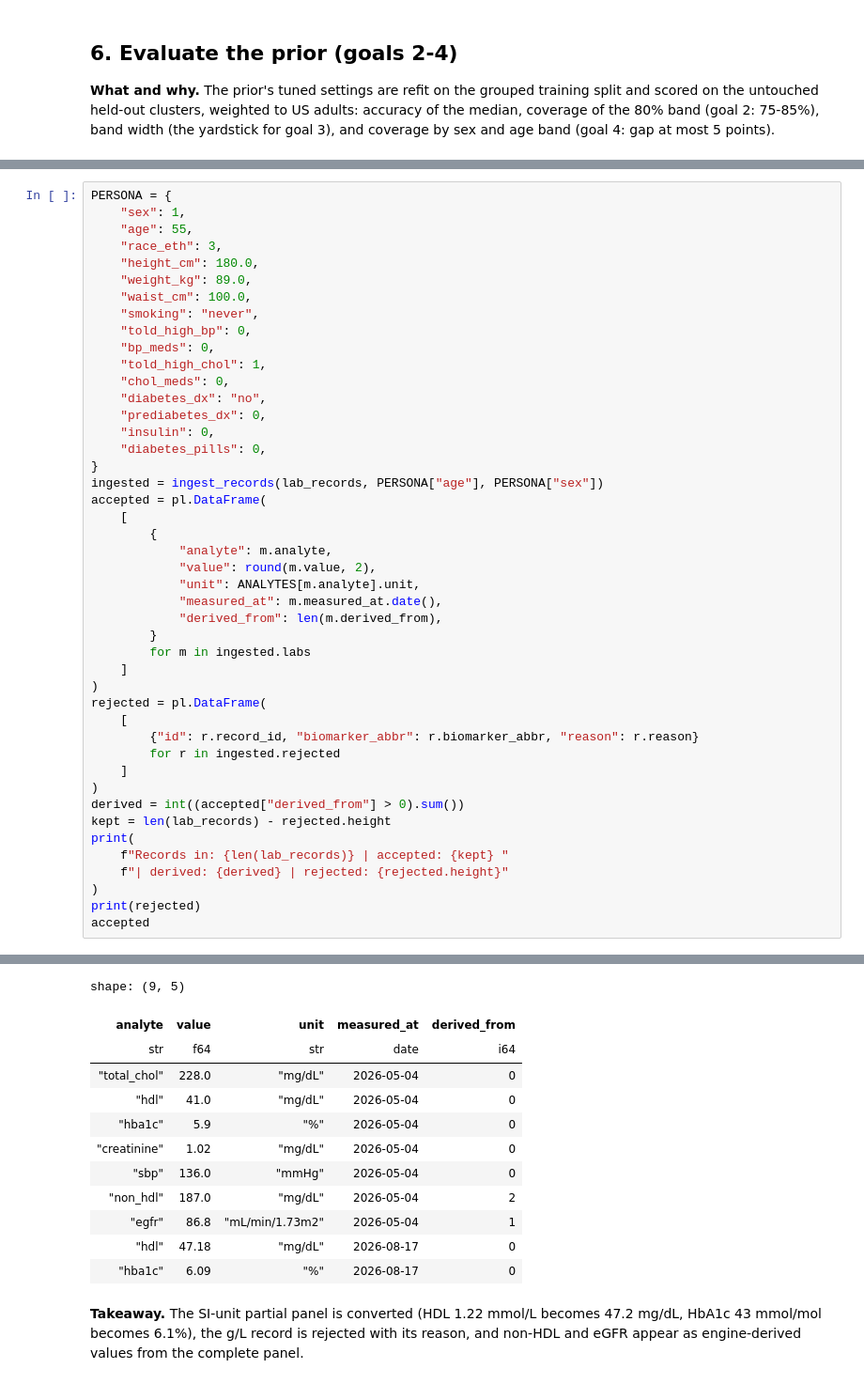
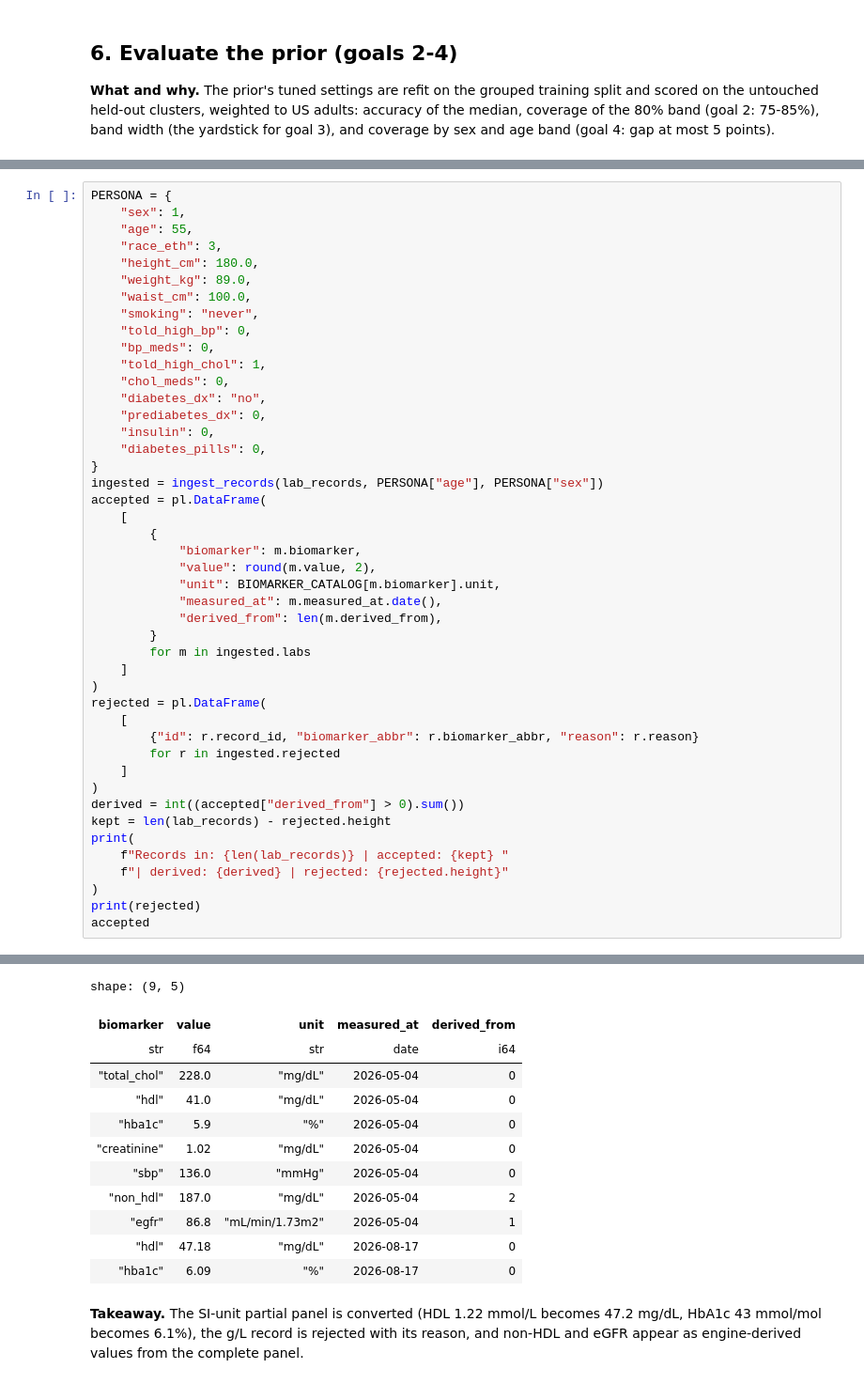
Before and after one commit to MeSquareApp/MeSquareMLEngine, a Jupyter notebook: notebooks/personalization_twin.ipynb, the cells around one changed output, grey strips where cells are left out. Shown at 94% size. Cells and saved outputs as stored; diff of their text form.

```diff
--- a/notebooks/personalization_twin.ipynb
+++ b/notebooks/personalization_twin.ipynb
@@ -717,9 +717,9 @@ ingested = ingest_records(lab_records, PERSONA["age"], PERSONA["sex"])
 accepted = pl.DataFrame(
     [
         {
-            "analyte": m.analyte,
+            "biomarker": m.biomarker,
             "value": round(m.value, 2),
-            "unit": ANALYTES[m.analyte].unit,
+            "unit": BIOMARKER_CATALOG[m.biomarker].unit,
             "measured_at": m.measured_at.date(),
             "derived_from": len(m.derived_from),
         }
@@ -745,14 +745,14 @@ accepted
 Records in: 8 | accepted: 7 | derived: 2 | rejected: 1
 shape: (1, 3)
 ┌─────────────────────────────────┬────────────────┬─────────────────────────────────┐
 │ id                              ┆ biomarker_abbr ┆ reason                          │
 │ ---                             ┆ ---            ┆ ---                             │
 │ str                             ┆ str            ┆ str                             │
 ╞═════════════════════════════════╪════════════════╪═════════════════════════════════╡
 │ 691d5f69-8e63-5193-b501-78d163… ┆ HDL            ┆ unit 'g/L' is not supported fo… │
 └─────────────────────────────────┴────────────────┴─────────────────────────────────┘
 shape: (9, 5)
-| analyte | value | unit | measured_at | derived_from |
+| biomarker | value | unit | measured_at | derived_from |
 | str | f64 | str | date | i64 |
 | "total_chol" | 228.0 | "mg/dL" | 2026-05-04 | 0 |
 | "hdl" | 41.0 | "mg/dL" | 2026-05-04 | 0 |
```
Also changed, not shown: parts of 23 cells of this notebook, 24 other files.
